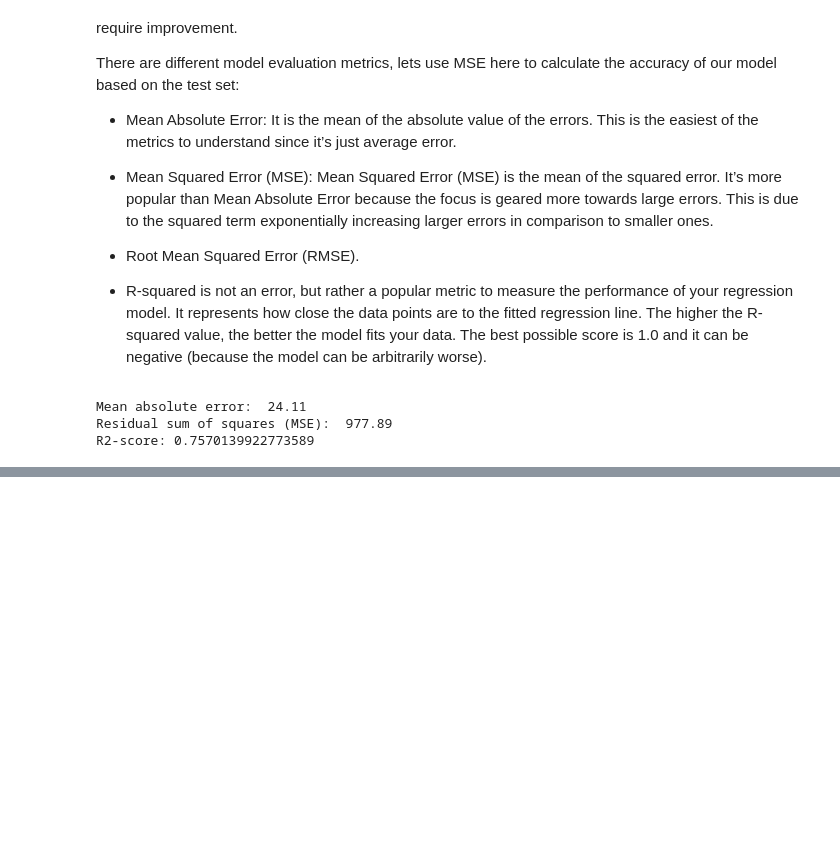
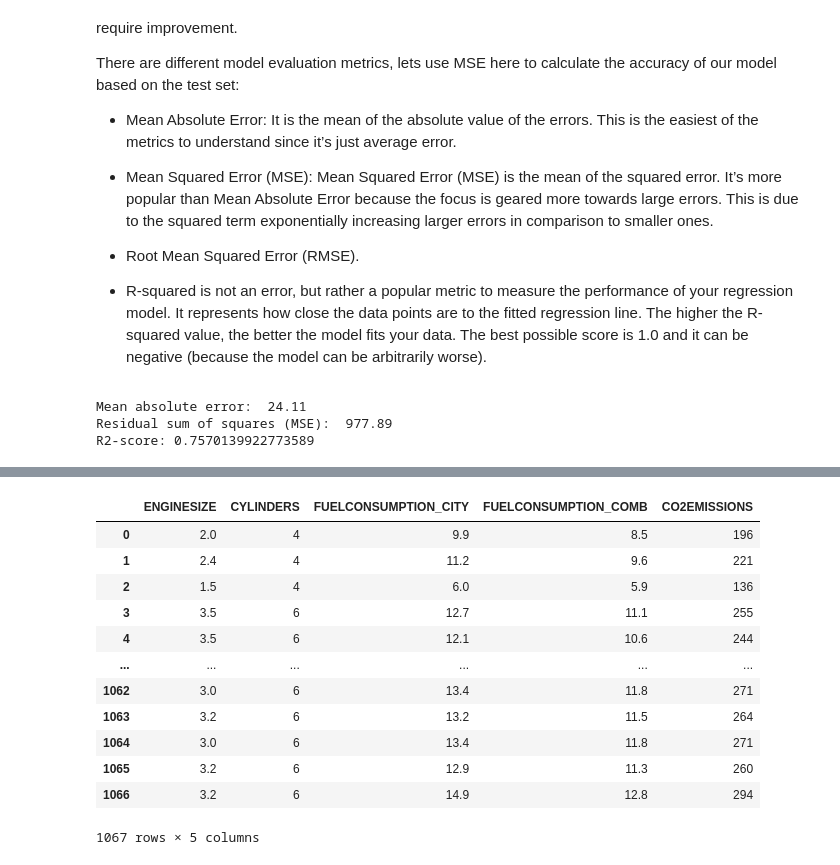
Before and after one commit to Daniel-Ezeh/Coursera-Program, a Jupyter notebook: MachineLearning/simpleLinearRegression.ipynb, the cells around one changed output, grey strips where cells are left out. Drawn from its saved outputs; the diff is of its cells as text; code cells hidden in the pictures; blank space fills up the shorter version.

```diff
--- a/MachineLearning/simpleLinearRegression.ipynb
+++ b/MachineLearning/simpleLinearRegression.ipynb
@@ -197,0 +229,17 @@ R2-score: 0.7570139922773589
+# %%
+cdf = df[["ENGINESIZE", "CYLINDERS", "FUELCONSUMPTION_CITY", "FUELCONSUMPTION_COMB", "CO2EMISSIONS"]]
+cdf
+# %% [output]
+|  | ENGINESIZE | CYLINDERS | FUELCONSUMPTION_CITY | FUELCONSUMPTION_COMB | CO2EMISSIONS |
+| 0 | 2.0 | 4 | 9.9 | 8.5 | 196 |
+| 1 | 2.4 | 4 | 11.2 | 9.6 | 221 |
+| 2 | 1.5 | 4 | 6.0 | 5.9 | 136 |
+| 3 | 3.5 | 6 | 12.7 | 11.1 | 255 |
+| 4 | 3.5 | 6 | 12.1 | 10.6 | 244 |
+| ... | ... | ... | ... | ... | ... |
+| 1062 | 3.0 | 6 | 13.4 | 11.8 | 271 |
+| 1063 | 3.2 | 6 | 13.2 | 11.5 | 264 |
+| 1064 | 3.0 | 6 | 13.4 | 11.8 | 271 |
+| 1065 | 3.2 | 6 | 12.9 | 11.3 | 260 |
+| 1066 | 3.2 | 6 | 14.9 | 12.8 | 294 |
+1067 rows × 5 columns
```
Also changed, not shown: parts of 13 cells of this notebook.
